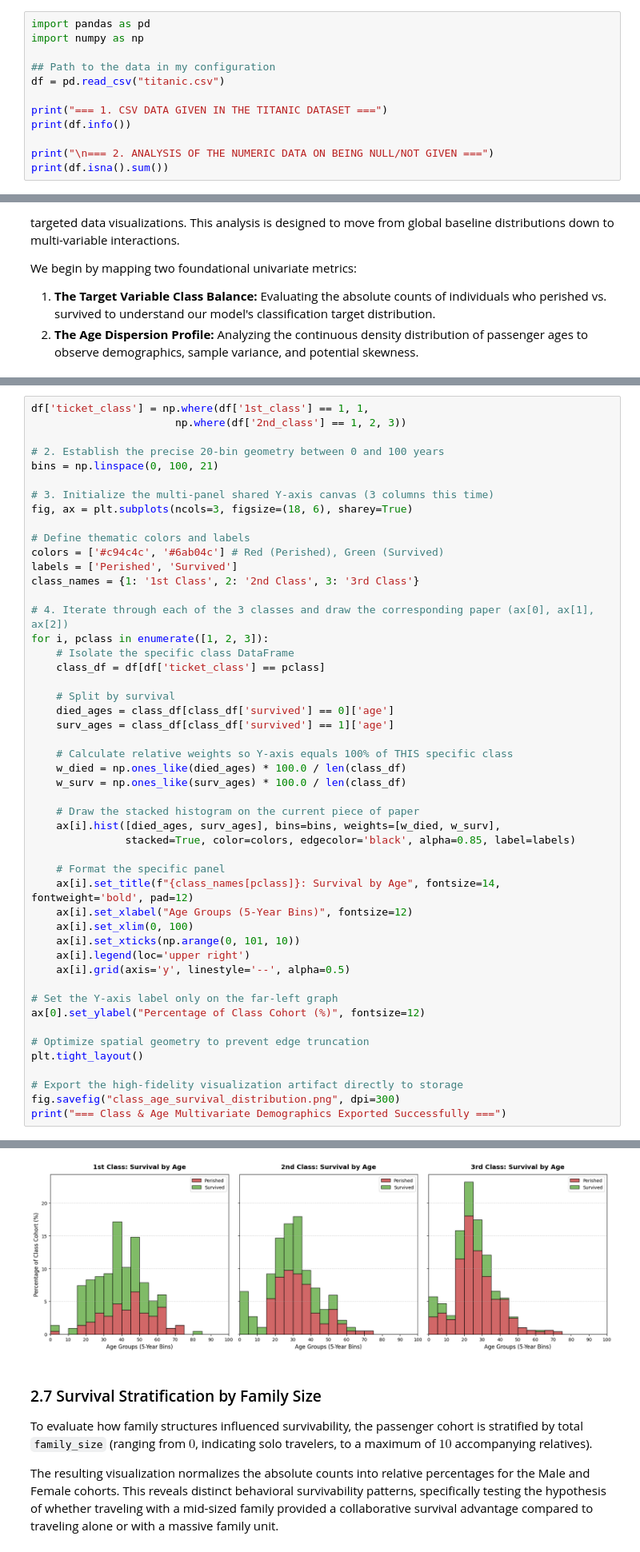
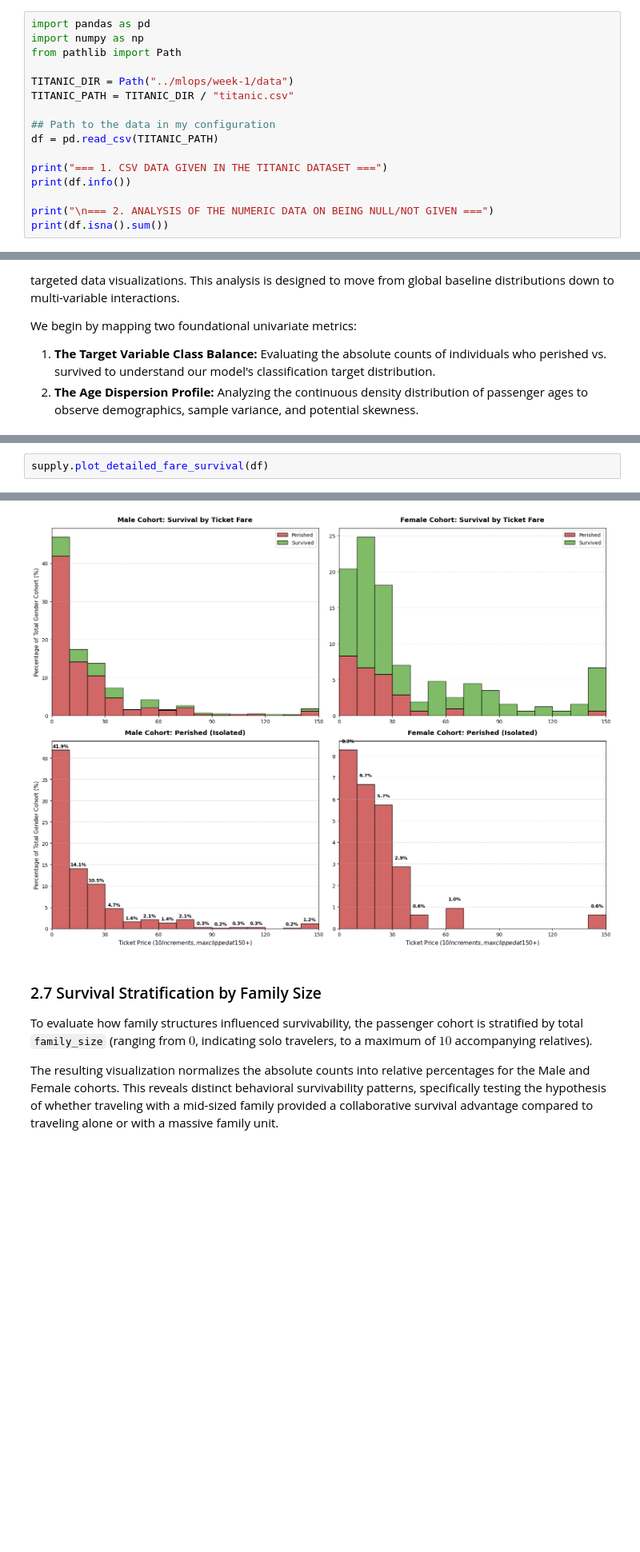
Before and after one commit to oishchen42/MLOps_course, a Jupyter notebook: notebook/week1_titanic1.ipynb, the cells around one changed output, grey strips where cells are left out. Shown at 80% size. Cells and saved outputs as stored; diff of their text form; blank space fills up the shorter version.

```diff
--- a/notebook/week1_titanic1.ipynb
+++ b/notebook/week1_titanic1.ipynb
@@ -23,9 +23,13 @@ The dataset analyzed throughout this research is located within the verified pat
 # %%
 import pandas as pd
 import numpy as np
+from pathlib import Path
+
+TITANIC_DIR = Path("../mlops/week-1/data")
+TITANIC_PATH = TITANIC_DIR / "titanic.csv"
 
 ## Path to the data in my configuration
-df = pd.read_csv("titanic.csv")
+df = pd.read_csv(TITANIC_PATH)
 
 print("=== 1. CSV DATA GIVEN IN THE TITANIC DATASET ===")
 print(df.info())
@@ -348,52 +190,5 @@ To isolate the compounding effects of age and wealth, we project the age distrib
 
 This multi-panel visualization generates three separate stacked histograms (1st, 2nd, and 3rd Class). The Y-axis for each panel is mathematically normalized to represent the relative percentage of that specific class's total population. This allows us to observe how structural survival privileges shifted across different age brackets depending on the passenger's ticket class.
 # %%
-df['ticket_class'] = np.where(df['1st_class'] == 1, 1,
-                       np.where(df['2nd_class'] == 1, 2, 3))
-
-# 2. Establish the precise 20-bin geometry between 0 and 100 years
-bins = np.linspace(0, 100, 21)
-
-# 3. Initialize the multi-panel shared Y-axis canvas (3 columns this time)
-fig, ax = plt.subplots(ncols=3, figsize=(18, 6), sharey=True)
-
-# Define thematic colors and labels
-colors = ['#c94c4c', '#6ab04c'] # Red (Perished), Green (Survived)
-labels = ['Perished', 'Survived']
-class_names = {1: '1st Class', 2: '2nd Class', 3: '3rd Class'}
-
-# 4. Iterate through each of the 3 classes and draw the corresponding paper (ax[0], ax[1], ax[2])
-for i, pclass in enumerate([1, 2, 3]):
-    # Isolate the specific class DataFrame
-    class_df = df[df['ticket_class'] == pclass]
-
-    # Split by survival
-    died_ages = class_df[class_df['survived'] == 0]['age']
-    surv_ages = class_df[class_df['survived'] == 1]['age']
-
-    # Calculate relative weights so Y-axis equals 100% of THIS specific class
-    w_died = np.ones_like(died_ages) * 100.0 / len(class_df)
-    w_surv = np.ones_like(surv_ages) * 100.0 / len(class_df)
-
-    # Draw the stacked histogram on the current piece of paper
-    ax[i].hist([died_ages, surv_ages], bins=bins, weights=[w_died, w_surv],
-               stacked=True, color=colors, edgecolor='black', alpha=0.85, label=labels)
-
-    # Format the specific panel
-    ax[i].set_title(f"{class_names[pclass]}: Survival by Age", fontsize=14, fontweight='bold', pad=12)
-    ax[i].set_xlabel("Age Groups (5-Year Bins)", fontsize=12)
-    ax[i].set_xlim(0, 100)
-    ax[i].set_xticks(np.arange(0, 101, 10))
-    ax[i].legend(loc='upper right')
-    ax[i].grid(axis='y', linestyle='--', alpha=0.5)
-
-# Set the Y-axis label only on the far-left graph
-ax[0].set_ylabel("Percentage of Class Cohort (%)", fontsize=12)
-
-# Optimize spatial geometry to prevent edge truncation
-plt.tight_layout()
-
-# Export the high-fidelity visualization artifact directly to storage
-fig.savefig("class_age_survival_distribution.png", dpi=300)
-print("=== Class & Age Multivariate Demographics Exported Successfully ===")
+supply.plot_detailed_fare_survival(df)
 # %% [output]
@@ -401,4 +196,4 @@ print("=== Class & Age Multivariate Demographics Exported Successfully ===")
-[figure, old version]
+[figure, new version]
 # %% [markdown]
 ### 2.7 Survival Stratification by Family Size
 To evaluate how family structures influenced survivability, the passenger cohort is stratified by total `family_size` (ranging from $0$, indicating solo travelers, to a maximum of $10$ accompanying relatives).
```
Also changed, not shown: parts of 17 cells of this notebook, 11 other files.
